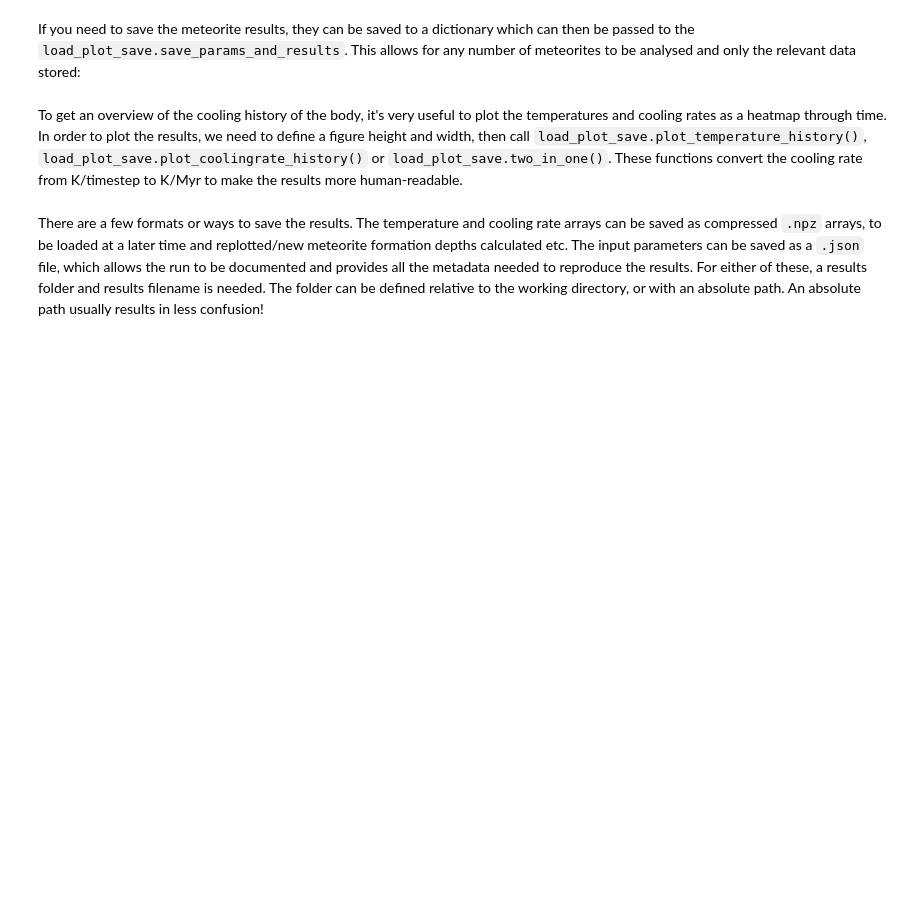
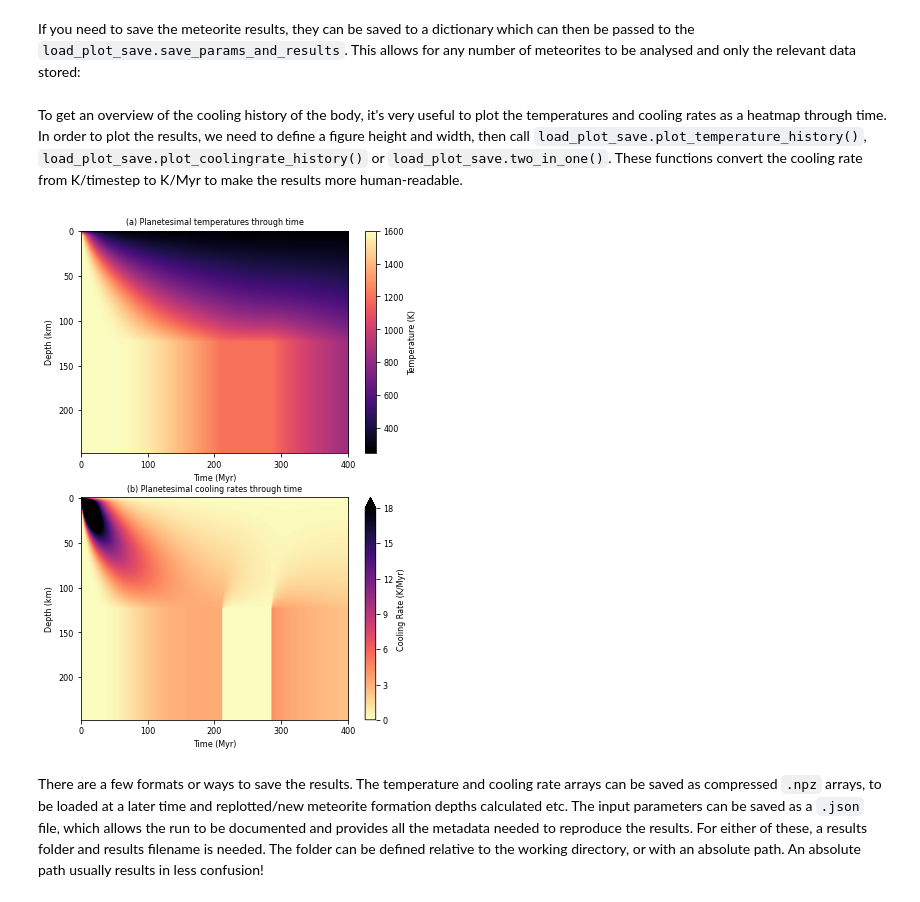
Before and after one commit to murphyqm/pytesimal, a Jupyter notebook: example-notebooks/variable_properties.ipynb, the cells around one changed output. Saved outputs shown, nothing was run; the diff lists cells and outputs as text; code cells hidden in the pictures; blank space fills up the shorter version.

```diff
--- a/example-notebooks/variable_properties.ipynb
+++ b/example-notebooks/variable_properties.ipynb
@@ -171,9 +167,9 @@ of a core dynamo:
 # %% [markdown]
 Then, we can calculate arrays of cooling rates from the temperature arrays:
 # %%
-mantle_cooling_rates = pytesimal.analysis.cooling_rate(mantle_temperature_array,
+mantle_cooling_rates = analysis.cooling_rate(mantle_temperature_array,
                                                        timestep)
-core_cooling_rates = pytesimal.analysis.cooling_rate(core_temperature_array,
+core_cooling_rates = analysis.cooling_rate(core_temperature_array,
                                                      timestep)
 # %% [markdown]
 Meteorite data (the diameter of 'cloudy-zone particles') can be used to
@@ -260,14 +259,16 @@ the results more human-readable.
 # %%
 fig_w = 6
 fig_h = 9
 
-pytesimal.load_plot_save.two_in_one(
+load_plot_save.two_in_one(
     fig_w,
     fig_h,
     mantle_temperature_array,
     core_temperature_array,
     mantle_cooling_rates,
     core_cooling_rates, )
+# %% [output]
+[figure, added]
 # %% [markdown]
 There are a few formats or ways to save the results. The temperature and
 cooling rate arrays can be saved as compressed `.npz` arrays, to be loaded
```
Also changed, not shown: parts of 16 cells of this notebook, 4 other files.
